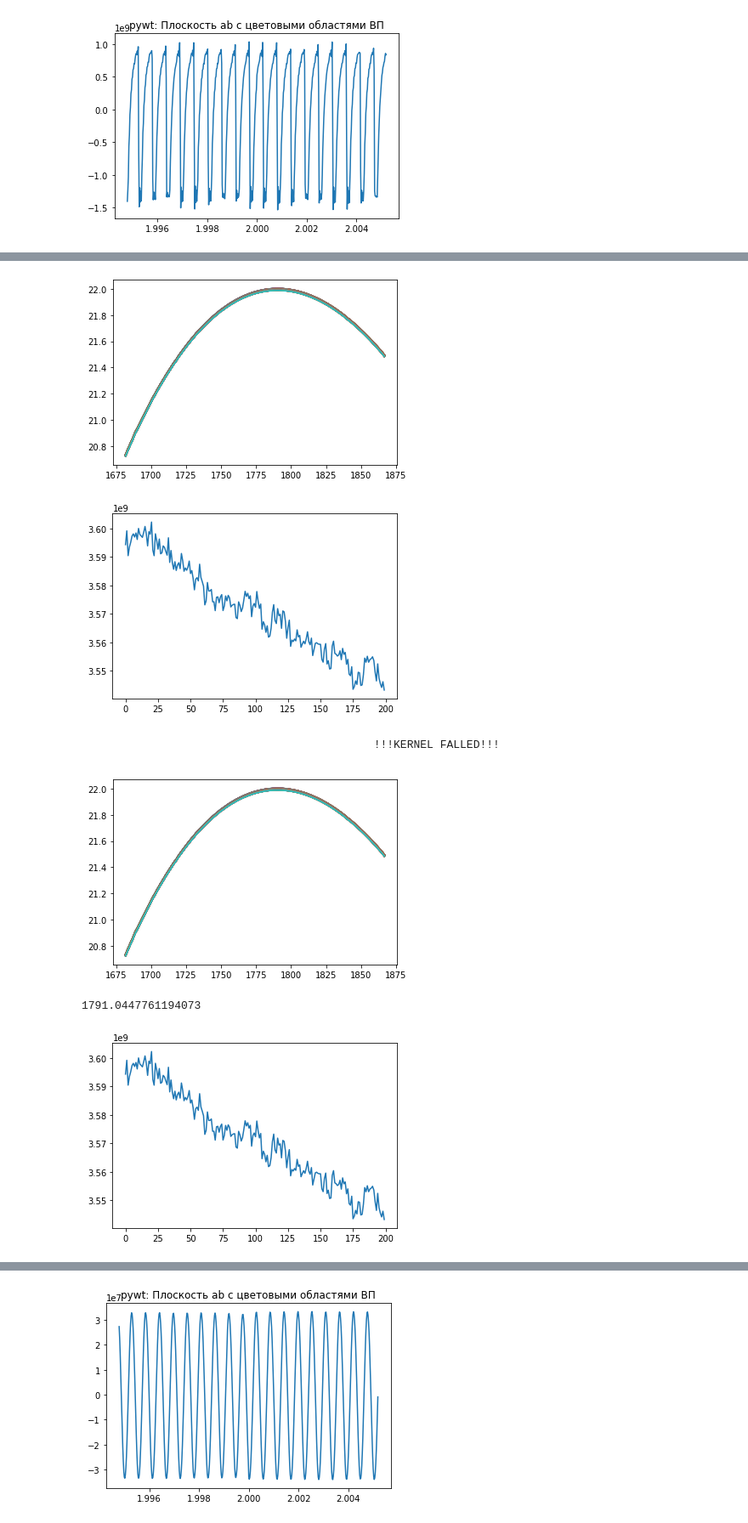
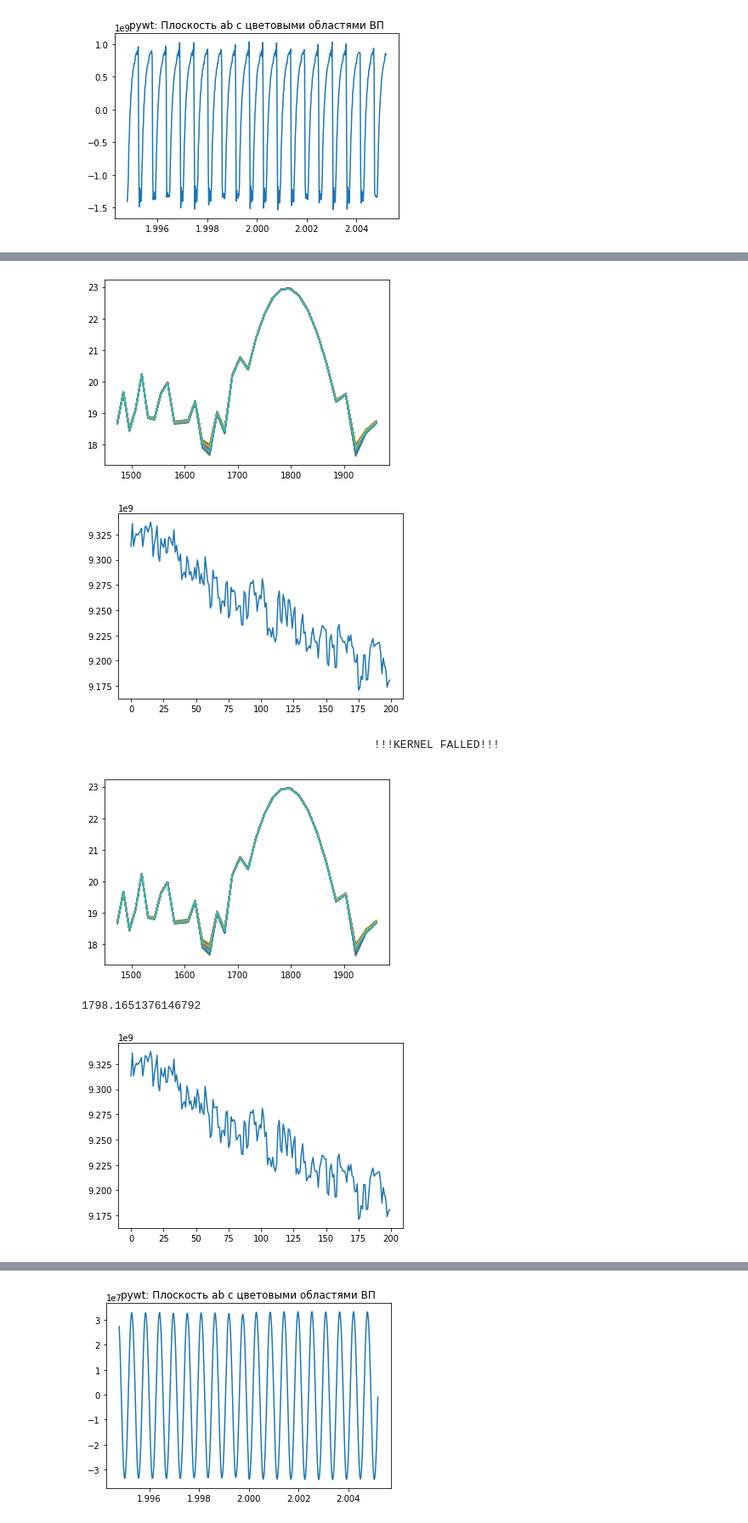
Before and after one commit to KozminArtem/ann-s, a Jupyter notebook: MD/PhAc/954_noise.ipynb, the cells around one changed output, grey strips where cells are left out. Shown at 85% size. Drawn from its saved outputs; the diff is of its cells as text; code cells hidden in the pictures.

```diff
--- a/MD/PhAc/954_noise.ipynb
+++ b/MD/PhAc/954_noise.ipynb
@@ -80,11 +80,16 @@ dt = 1.0/48_000
 # max_scale = 48
 # min_scale = 45.5
 
-wavelet = 'cmor10-1792'
-max_scale = 50
-min_scale = 45
+# wavelet = 'cmor10-1792'
+# max_scale = 50
+# min_scale = 45
 
+wavelet = 'cmor1-1778'
+# max_scale = 350
+# min_scale = 320
 
+max_scale = 400
+min_scale = 300
 
 
 # wavelet = 'morl'
@@ -93,7 +98,7 @@ min_scale = 45
 
 
 
-scales = np.arange(min_scale, max_scale, 0.05)
+scales = np.arange(min_scale, max_scale, 3)
 
 slase = 95750
 size_shape = 500
@@ -181,13 +174,16 @@ mean_pyro_scales = np.zeros((interval,int(len(scales))))
 plt.figure('max_Amp')
 
 Max_pyro_amp_scales = np.zeros((interval))
+# Min_pyro_amp_scales = np.zeros((interval))
 
 for j in range(0,interval,1):
     temp_pyro = power_pyro_tr[delta_time*j:delta_time*(j+1)].transpose()
     for i in range(len(scales)):
         mean_pyro_scales[j][i-1] = temp_pyro[i-1].mean()
     plt.plot(frequencies, np.log(mean_pyro_scales[j]))
+#     plt.plot(frequencies, mean_pyro_scales[j])
     Max_pyro_amp_scales[j] = mean_pyro_scales[j].max()
+#     Min_pyro_amp_scales[j] = mean_pyro_scales[j].min()
 #     print(frequencies[mean_pyro_scales[j].argmax()])
 plt.show()
 
@@ -195,9 +191,14 @@ plt.show()
 plt.figure('Max_pyro')
 plt.plot(Max_pyro_amp_scales)
 plt.show()
+
+
+# plt.figure('Max_pyro')
+# plt.plot(Max_pyro_amp_scales - Min_pyro_amp_scales)
+# plt.show()
 # %% [output]
-[figure, old version]
+[figure, new version]
-[figure, old version]
+[figure, new version]
 # %%
 from pathlib import Path
 
@@ -215,37 +216,47 @@ df_mean_pyro_scales.to_csv(filepath)
 # %% [markdown]
                                               !!!KERNEL FALLED!!!
 # %%
-file_name_pyro = 'wt_raw/cmor10_1792_pyro_954.csv'
+file_name_pyro = 'wt_raw/cmor1_1778_pyro_954.csv'
 df_pyro_Amp = pd.read_csv(file_name_pyro)
 df_pyro_Amp = df_pyro_Amp.drop('Unnamed: 0', axis = 1)
 
 
 mean_pyro_scales = df_pyro_Amp.to_numpy()
 
 period = np.array([float(str_j) for str_j in list(df_pyro_Amp.columns)])
 
 frequencies = 1.0/period
 
 plt.figure('max_Amp')
 
 Max_pyro_amp_scales = np.zeros((interval))
+# Min_pyro_amp_scales = np.zeros((interval))
 
 for j in range(0,interval,1):
     plt.plot(frequencies, np.log(mean_pyro_scales[j]))
     Max_pyro_amp_scales[j] = mean_pyro_scales[j].max()
+#     Min_pyro_amp_scales[j] = mean_pyro_scales[j].mean()
 #     print(1.0/period[mean_pyro_scales[j].argmax()])
 plt.show()
 
 print(1.0/period[mean_pyro_scales[1].argmax()])
+# print(1.0/period[mean_pyro_scales[1].argmin()])
+
+# print(1.0/period[mean_pyro_scales[5].argmax()])
+# print(1.0/period[mean_pyro_scales[5].argmin()])
 
 
 plt.figure('Max_pyro')
 plt.plot(Max_pyro_amp_scales)
 plt.show()
+
+# plt.figure('Max_pyro')
+# plt.plot(Max_pyro_amp_scales - Min_pyro_amp_scales)
+# plt.show()
 # %% [output]
-[figure, old version]
+[figure, new version]
-1791.0447761194073
+1798.1651376146792
-[figure, old version]
+[figure, new version]
 # %%
 sst_oad  = df_01.y1.iloc[:Size_pyro]
 
```
Also changed, not shown: parts of 33 cells of this notebook, 10 other files.
